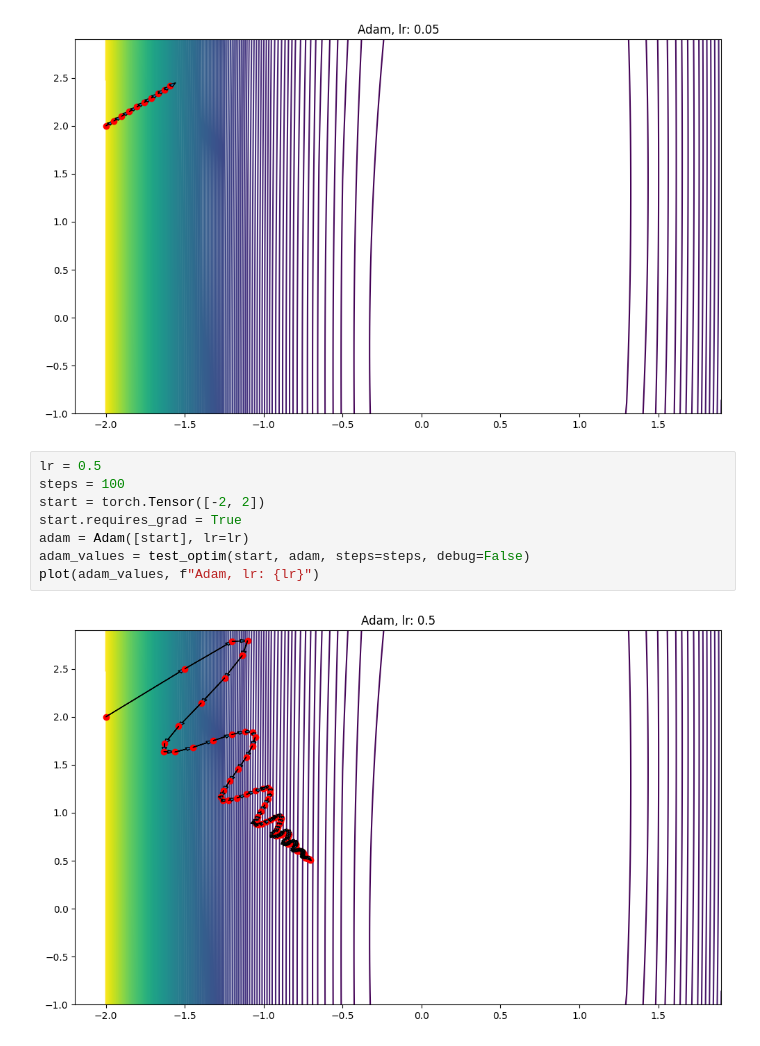
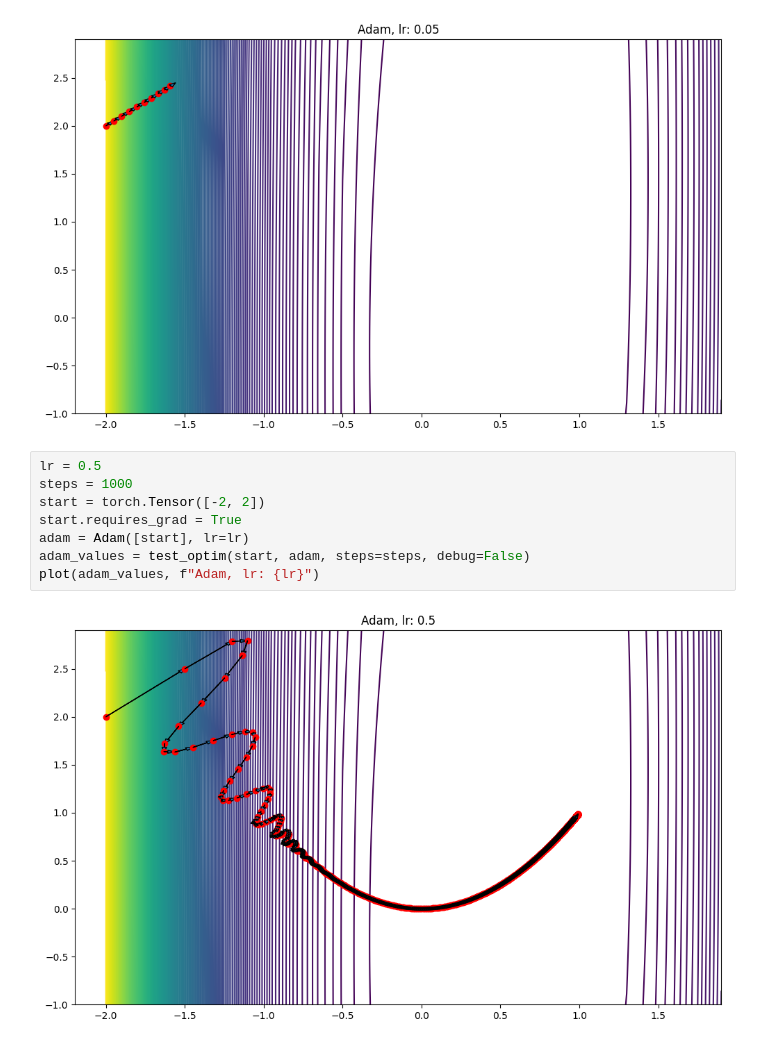
Before and after one commit to Paulemax/practical_pytorch_dl, a Jupyter notebook: sheet_03/H2_Optimizers.ipynb, the cells around one changed output. Saved outputs shown, nothing was run; the diff lists cells and outputs as text.

```diff
--- a/sheet_03/H2_Optimizers.ipynb
+++ b/sheet_03/H2_Optimizers.ipynb
@@ -226,11 +226,11 @@ plot(adam_values, f"Adam, lr: 0.05")
 [figure]
 # %%
 lr = 0.5
-steps = 100
+steps = 1000
 start = torch.Tensor([-2, 2])
 start.requires_grad = True
 adam = Adam([start], lr=lr)
 adam_values = test_optim(start, adam, steps=steps, debug=False)
 plot(adam_values, f"Adam, lr: {lr}")
 # %% [output]
-[figure, old version]
+[figure, new version]
```
Also changed, not shown: parts of 2 cells of this notebook, 2 other files.
